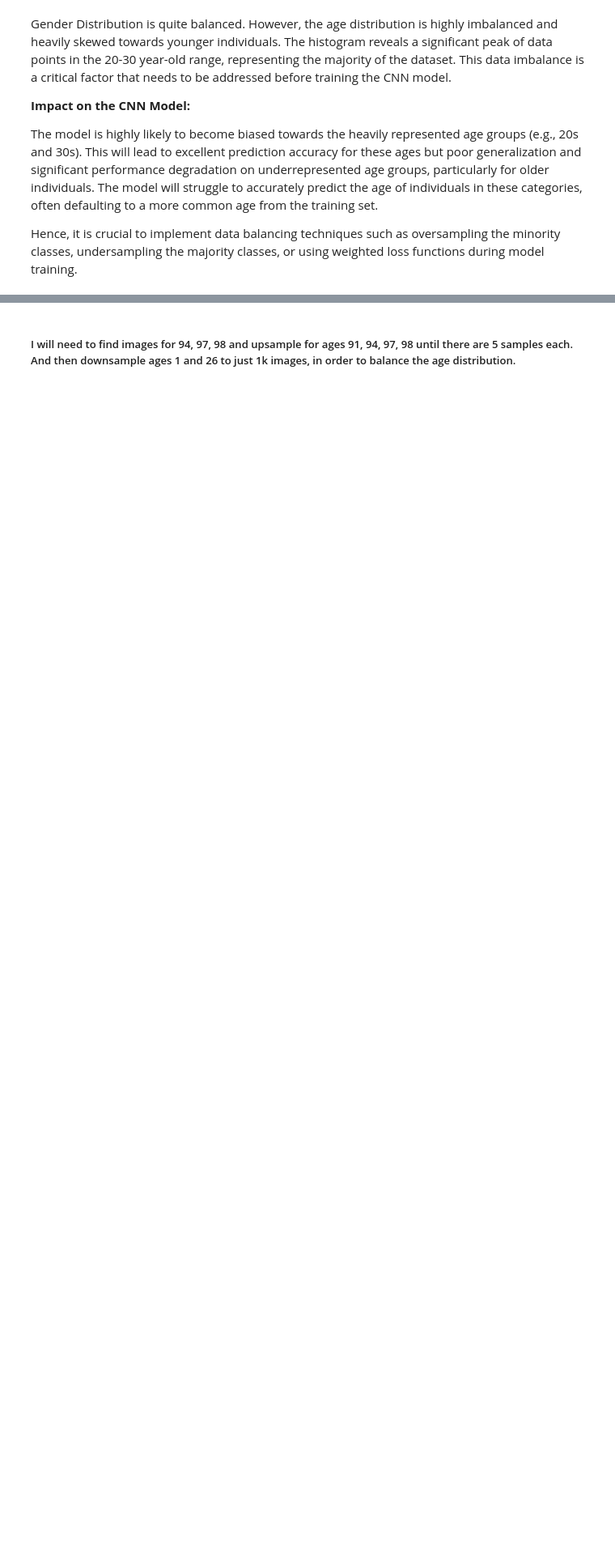
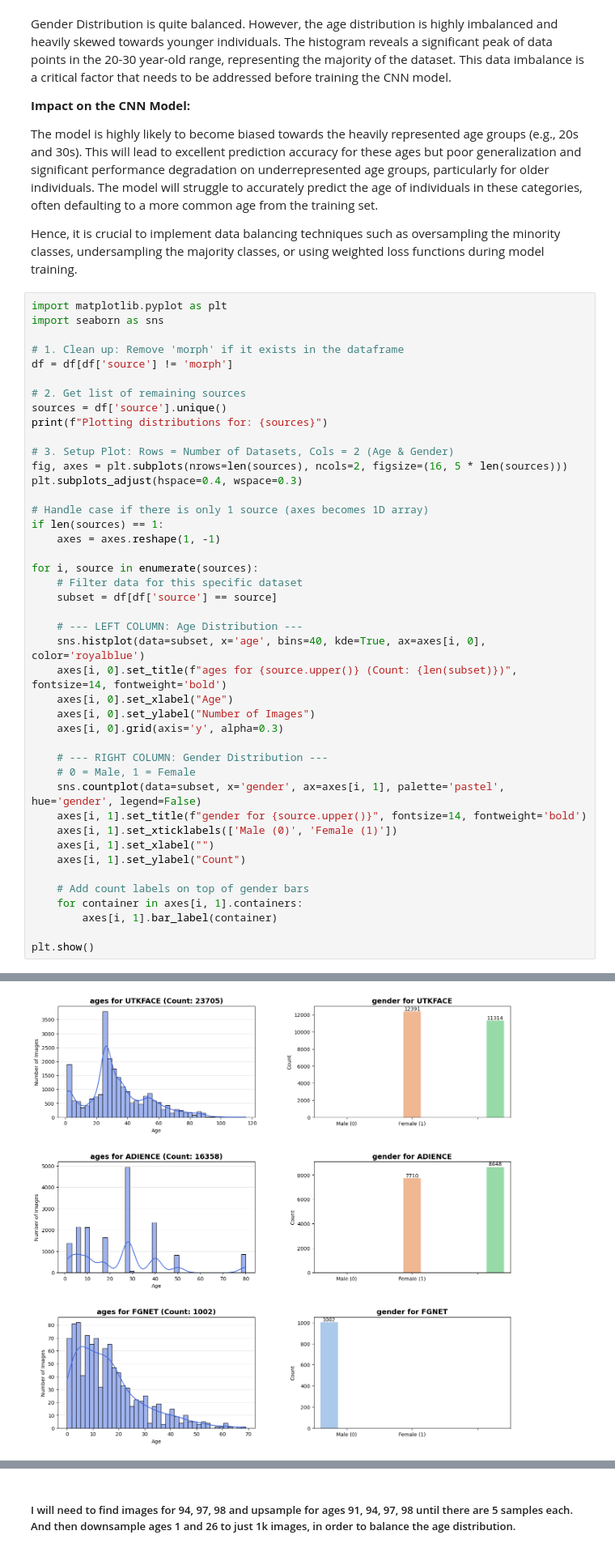
Before and after one commit to killuasmurf/Age_Predictor_CNN, a Jupyter notebook: src.ipynb, the cells around one changed output, grey strips where cells are left out. Shown at 81% size. Saved outputs shown, nothing was run; the diff lists cells and outputs as text; blank space fills up the shorter version.

```diff
--- a/src.ipynb
+++ b/src.ipynb
@@ -132,3 +154,47 @@ Gender Distribution is quite balanced. However, the age distribution is highly i
 The model is highly likely to become biased towards the heavily represented age groups (e.g., 20s and 30s). This will lead to excellent prediction accuracy for these ages but poor generalization and significant performance degradation on underrepresented age groups, particularly for older individuals. The model will struggle to accurately predict the age of individuals in these categories, often defaulting to a more common age from the training set.
 
 Hence, it is crucial to implement data balancing techniques such as oversampling the minority classes, undersampling the majority classes, or using weighted loss functions during model training.
+# %%
+import matplotlib.pyplot as plt
+import seaborn as sns
+
+# 1. Clean up: Remove 'morph' if it exists in the dataframe
+df = df[df['source'] != 'morph']
+
+# 2. Get list of remaining sources
+sources = df['source'].unique()
+print(f"Plotting distributions for: {sources}")
+
+# 3. Setup Plot: Rows = Number of Datasets, Cols = 2 (Age & Gender)
+fig, axes = plt.subplots(nrows=len(sources), ncols=2, figsize=(16, 5 * len(sources)))
+plt.subplots_adjust(hspace=0.4, wspace=0.3)
+
+# Handle case if there is only 1 source (axes becomes 1D array)
+if len(sources) == 1:
+    axes = axes.reshape(1, -1)
+
+for i, source in enumerate(sources):
+    # Filter data for this specific dataset
+    subset = df[df['source'] == source]
+
+    # --- LEFT COLUMN: Age Distribution ---
+    sns.histplot(data=subset, x='age', bins=40, kde=True, ax=axes[i, 0], color='royalblue')
+    axes[i, 0].set_title(f"ages for {source.upper()} (Count: {len(subset)})", fontsize=14, fontweight='bold')
+    axes[i, 0].set_xlabel("Age")
+    axes[i, 0].set_ylabel("Number of Images")
+    axes[i, 0].grid(axis='y', alpha=0.3)
+
+    # --- RIGHT COLUMN: Gender Distribution ---
+    # 0 = Male, 1 = Female
+    sns.countplot(data=subset, x='gender', ax=axes[i, 1], palette='pastel', hue='gender', legend=False)
+    axes[i, 1].set_title(f"gender for {source.upper()}", fontsize=14, fontweight='bold')
+    axes[i, 1].set_xticklabels(['Male (0)', 'Female (1)'])
+    axes[i, 1].set_xlabel("")
+    axes[i, 1].set_ylabel("Count")
+
+    # Add count labels on top of gender bars
+    for container in axes[i, 1].containers:
+        axes[i, 1].bar_label(container)
+
+plt.show()
+# %% [output]
@@ -135,3 +202,4 @@ Hence, it is crucial to implement data balancing techniques such as oversampling
+[figure, added]
 # %% [markdown]
 ### 3. Balancing Dataset
 
```
Also changed, not shown: parts of 12 cells of this notebook, 27 other files.
